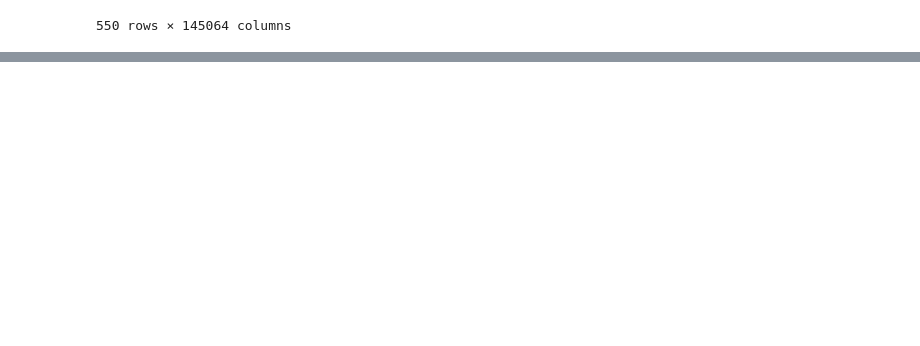
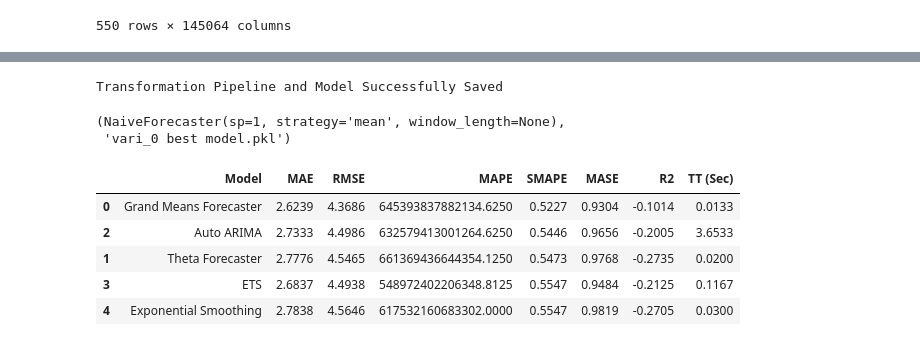
Before and after one commit to montgoz007/web-traffic-time-series-forecasting, a Jupyter notebook: web_traffic.ipynb, the cells around one changed output, grey strips where cells are left out. Cells and saved outputs as stored; diff of their text form; code cells hidden in the pictures; blank space fills up the shorter version.

```diff
--- a/web_traffic.ipynb
+++ b/web_traffic.ipynb
@@ -61,0 +252,22 @@ ts =
+# %%
+# save the model
+save_model(final_best, 'vari_0 best model')
+# %% [output]
+Transformation Pipeline and Model Successfully Saved
+(NaiveForecaster(sp=1, strategy='mean', window_length=None),
+ 'vari_0 best model.pkl')
+# %%
+#from pycaret.regression import *
+# compare all baseline models and select top 5
+top5 = compare_models(n_select = 5)
+# tune top 5 base models
+tuned_top5 = [tune_model(i, optimize = 'SMAPE') for i in top5]
+# compare top 5
+best2 = compare_models(include=tuned_top5)
+# %% [output]
+|  | Model | MAE | RMSE | MAPE | SMAPE | MASE | R2 | TT (Sec) |
+| 0 | Grand Means Forecaster | 2.6239 | 4.3686 | 645393837882134.6250 | 0.5227 | 0.9304 | -0.1014 | 0.0133 |
+| 2 | Auto ARIMA | 2.7333 | 4.4986 | 632579413001264.6250 | 0.5446 | 0.9656 | -0.2005 | 3.6533 |
+| 1 | Theta Forecaster | 2.7776 | 4.5465 | 661369436644354.1250 | 0.5473 | 0.9768 | -0.2735 | 0.0200 |
+| 3 | ETS | 2.6837 | 4.4938 | 548972402206348.8125 | 0.5547 | 0.9484 | -0.2125 | 0.1167 |
+| 4 | Exponential Smoothing | 2.7838 | 4.5646 | 617532160683302.0000 | 0.5547 | 0.9819 | -0.2705 | 0.0300 |
```
Also changed, not shown: parts of 21 cells of this notebook, 2 other files.
